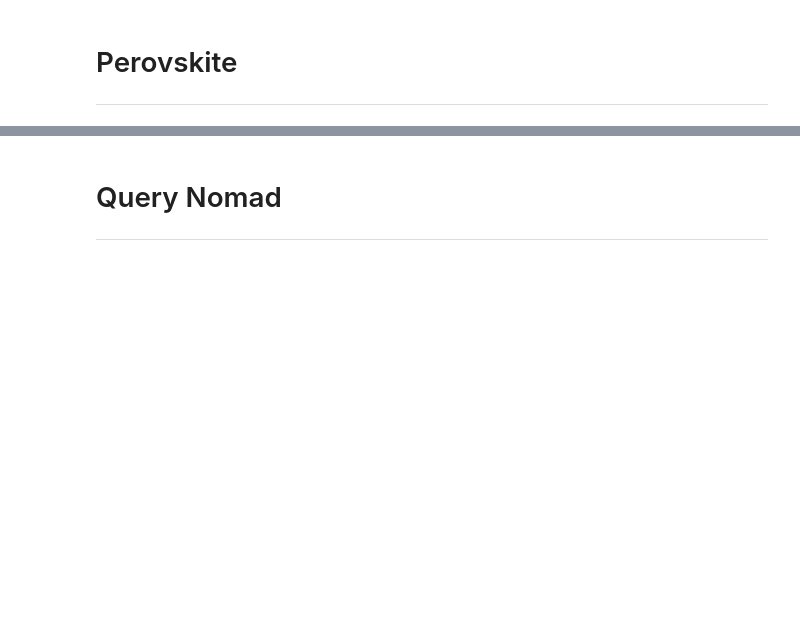
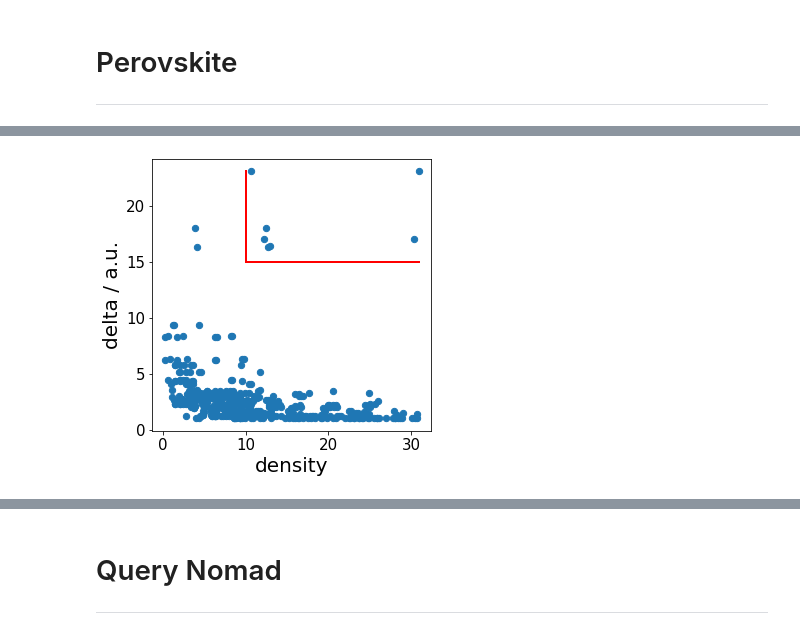
Before and after one commit to luigisbailo/workshop_MPGCQM, a Jupyter notebook: exploratory_analysis/tutorial.ipynb, the cells around one changed output, grey strips where cells are left out. Cells and saved outputs as stored; diff of their text form; code cells hidden in the pictures; blank space fills up the shorter version.

```diff
--- a/exploratory_analysis/tutorial.ipynb
+++ b/exploratory_analysis/tutorial.ipynb
@@ -392,0 +460,4 @@ hover_features = ['type','material']
+# %%
+Clustering().dpc(10,15)
+# %% [output]
+[figure, added]
```
Also changed, not shown: parts of 33 cells of this notebook.
